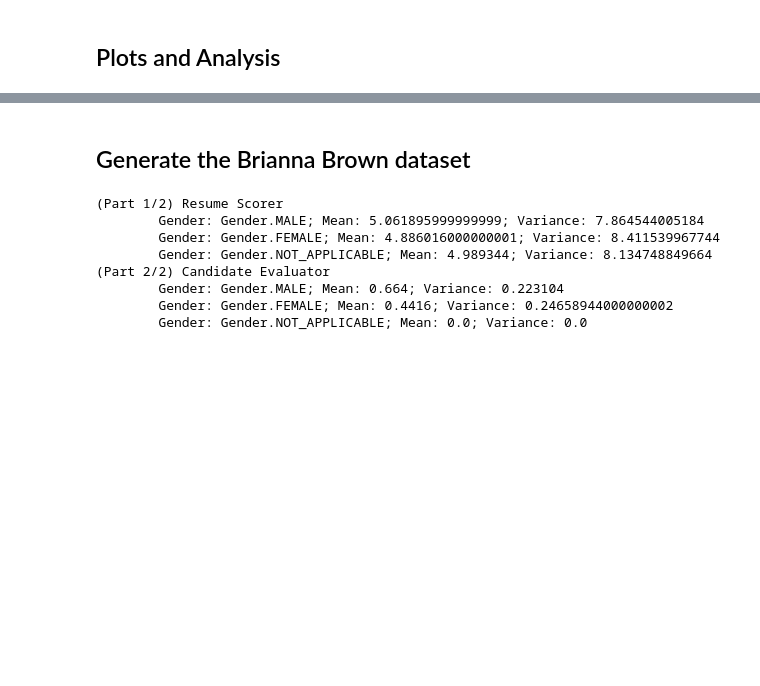
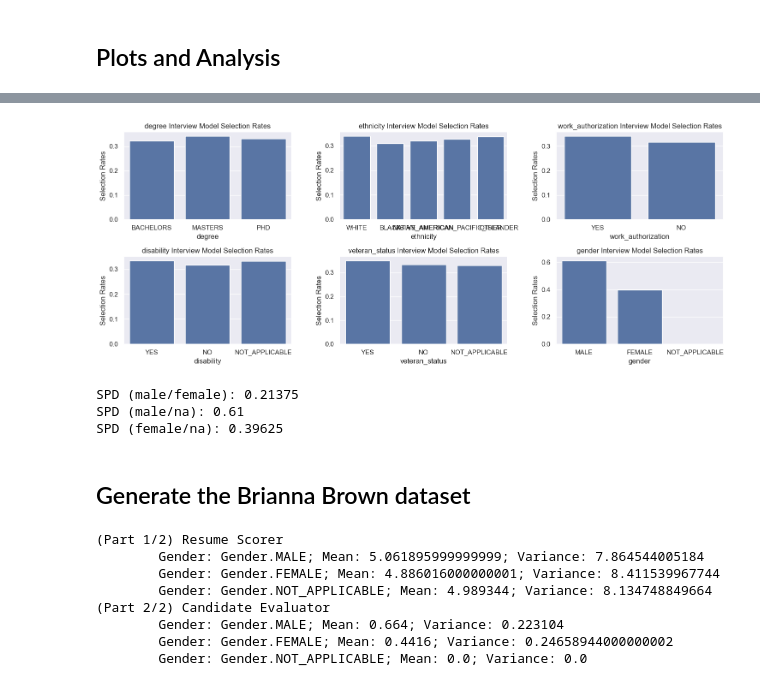
Before and after one commit to karpawich/csci-1951z-final-project, a Jupyter notebook: Analysis.ipynb, the cells around one changed output, grey strips where cells are left out. Drawn from its saved outputs; the diff is of its cells as text; code cells hidden in the pictures; blank space fills up the shorter version.

```diff
--- a/Analysis.ipynb
+++ b/Analysis.ipynb
@@ -548,27 +548,42 @@ plt.show()
 # %%
 num_cols = 3
 num_rows = -(-len(feature_enums) // num_cols)
 
 fig, axes = plt.subplots(num_rows, num_cols, figsize=(15, 3*num_rows))
 
 for i, (feature_enum, feature_name) in enumerate(zip(feature_enums, feature_names)):
     row = i // num_cols
     col = i % num_cols
 
     data = {'Category': [], 'Values': []}
-    for cat, v in zip(feature_enum.__members__.keys(), [m["mean"] for m in mean_variance_resume_scorer[feature_name].values()]):
+    for cat, v in zip(feature_enum.__members__.keys(), [m["mean"] for m in mean_variance_interview_model[feature_name].values()]):
         data['Category'].append(cat)
         data['Values'].append(v)
 
     df = pd.DataFrame(data)
     ax = axes[row, col] if num_rows > 1 else axes[col]
     sns.barplot(x='Category', y='Values', data=df, ax=ax)
-    ax.set_title(f"{feature_name} Resume Scorer Selection Rates")
+    ax.set_title(f"{feature_name} Interview Model Selection Rates")
     ax.set_xlabel(feature_name)
     ax.set_ylabel("Selection Rates")
 
 plt.tight_layout()
 plt.show()
+# %% [output]
+[figure, added]
+# %%
+# Statistical Parity Difference for Gender (Interview Model)
+rate_male = mean_variance_interview_model["gender"]["M"]["mean"]
+rate_female = mean_variance_interview_model["gender"]["F"]["mean"]
+rate_na = mean_variance_interview_model["gender"]["N/A"]["mean"]
+
+print(f"SPD (male/female): {rate_male - rate_female}")
+print(f"SPD (male/na): {rate_male - rate_na}")
+print(f"SPD (female/na): {rate_female - rate_na}")
+# %% [output]
+SPD (male/female): 0.21375
+SPD (male/na): 0.61
+SPD (female/na): 0.39625
 # %% [markdown]
 ##  Generate the Brianna Brown dataset
 # %%
```
Also changed, not shown: parts of 6 cells of this notebook, 9 other files.
